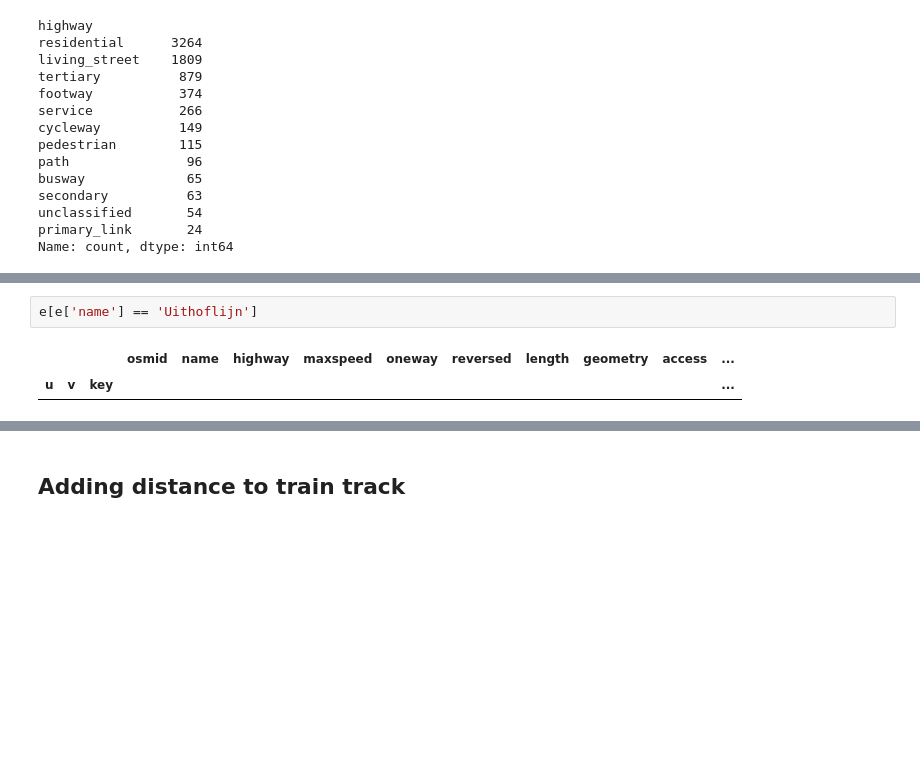
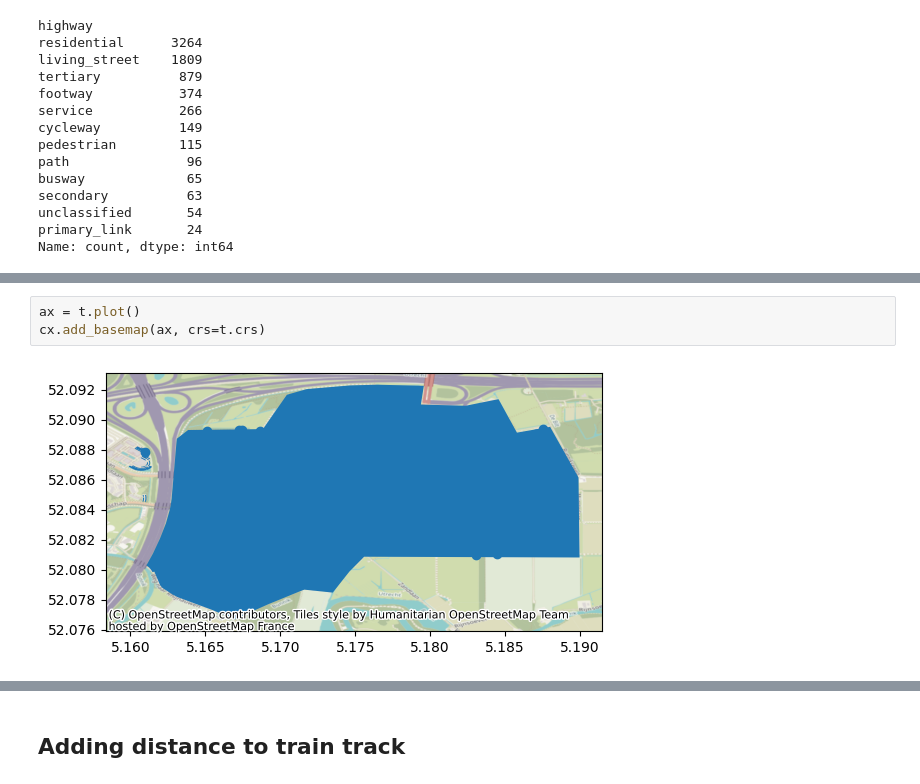
Before and after one commit to Floris-C/noise-thesis, a Jupyter notebook: method/03-model_preprocessing.ipynb, the cells around one changed output, grey strips where cells are left out. Saved outputs shown, nothing was run; the diff lists cells and outputs as text; blank space fills up the shorter version.

```diff
--- a/method/03-model_preprocessing.ipynb
+++ b/method/03-model_preprocessing.ipynb
@@ -216,5 +206,5 @@ e
-# %%
-e[e['name'] == 'Uithoflijn']
-# %% [output]
-|  |  |  | osmid | name | highway | maxspeed | oneway | reversed | length | geometry | access | ... |
-| u | v | key |  |  |  |  |  |  |  |  |  | ... |
+# %%
+ax = t.plot()
+cx.add_basemap(ax, crs=t.crs)
+# %% [output]
+[figure, added]
```
Also changed, not shown: parts of 6 cells of this notebook, 1 other file.
